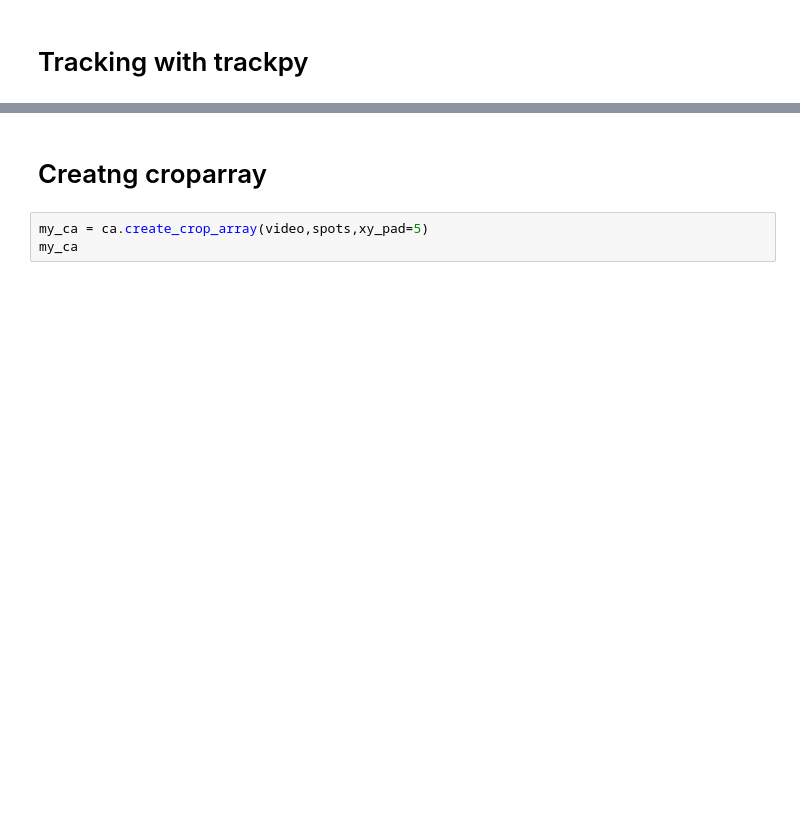
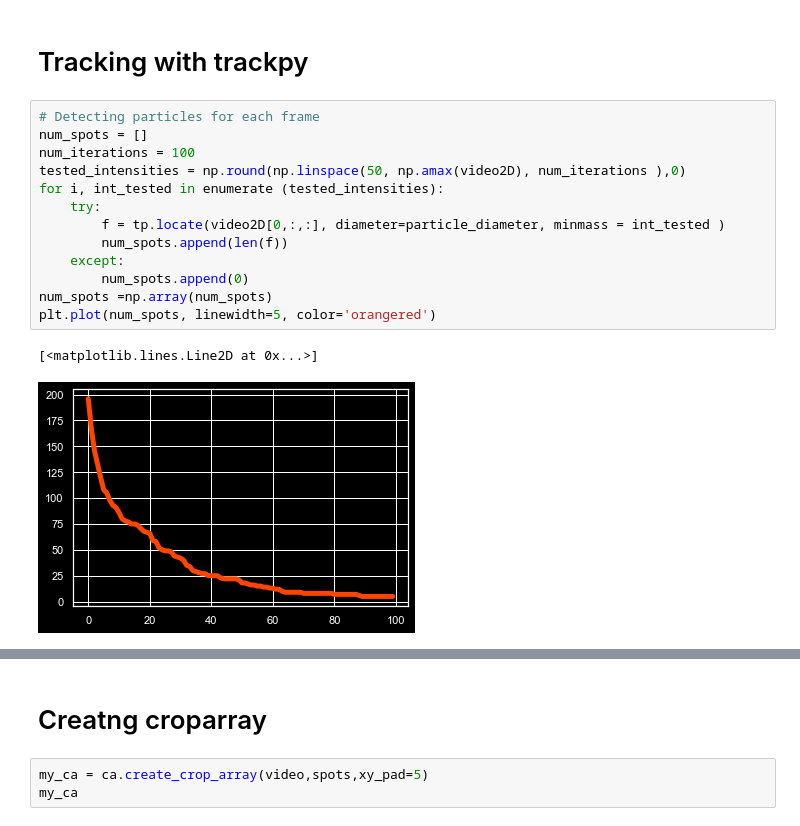
Before and after one commit to Colorado-State-University-Stasevich-Lab/croparray, a Jupyter notebook: notebooks/ToolDevelopment_Trackpy.ipynb, the cells around one changed output, grey strips where cells are left out. Saved outputs shown, nothing was run; the diff lists cells and outputs as text; blank space fills up the shorter version.

```diff
--- a/notebooks/ToolDevelopment_Trackpy.ipynb
+++ b/notebooks/ToolDevelopment_Trackpy.ipynb
@@ -80,2 +70,18 @@ plt.imshow(myimg,cmap='gray')
 # %% [markdown]
 # Tracking with trackpy
+# %%
+# Detecting particles for each frame
+num_spots = []
+num_iterations = 100
+tested_intensities = np.round(np.linspace(50, np.amax(video2D), num_iterations ),0)
+for i, int_tested in enumerate (tested_intensities):
+    try:
+        f = tp.locate(video2D[0,:,:], diameter=particle_diameter, minmass = int_tested )
+        num_spots.append(len(f))
+    except:
+        num_spots.append(0)
+num_spots =np.array(num_spots)
+plt.plot(num_spots, linewidth=5, color='orangered')
+# %% [output]
+[<matplotlib.lines.Line2D at 0x...>]
+[figure, added]
```
Also changed, not shown: parts of 31 cells of this notebook.
